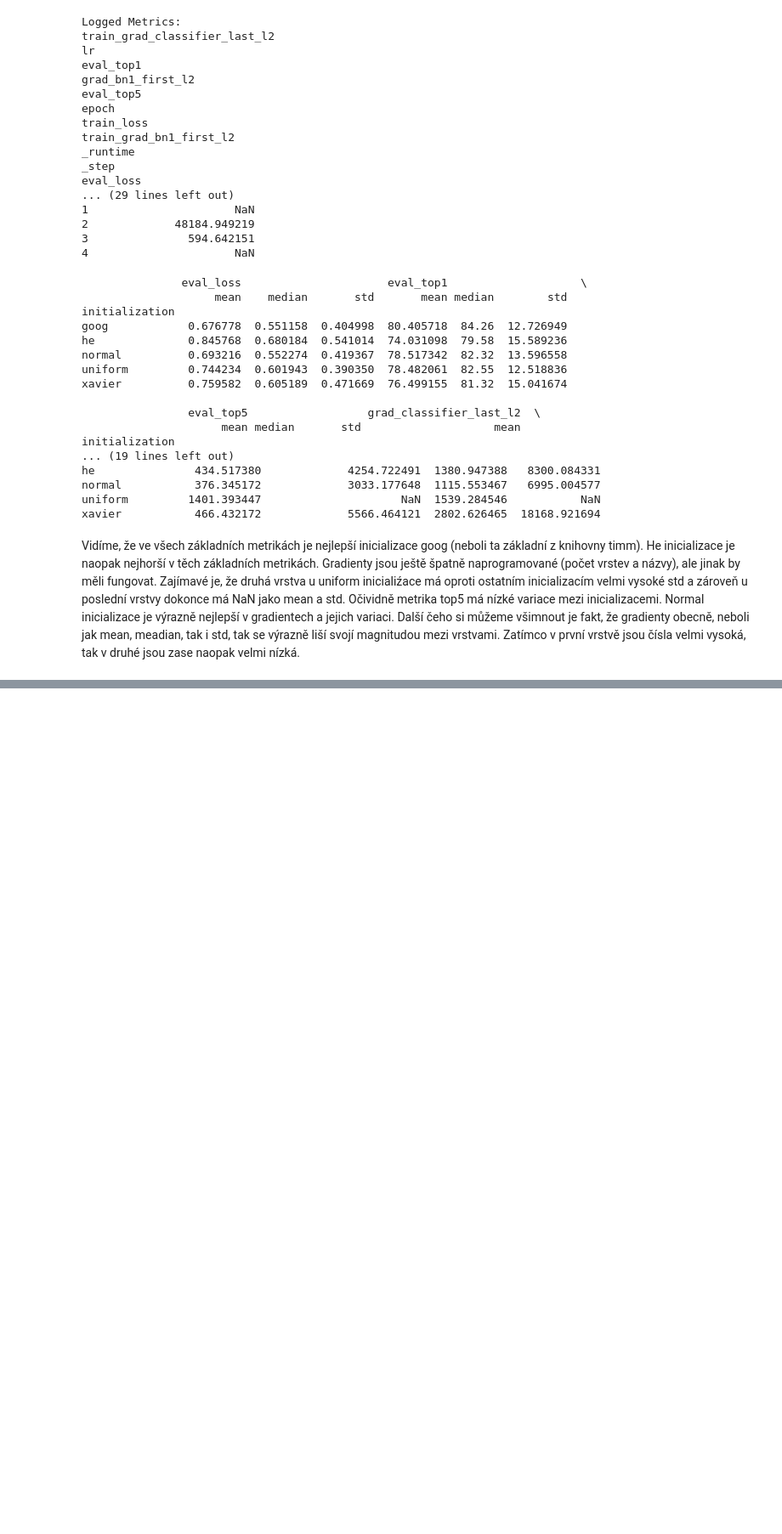
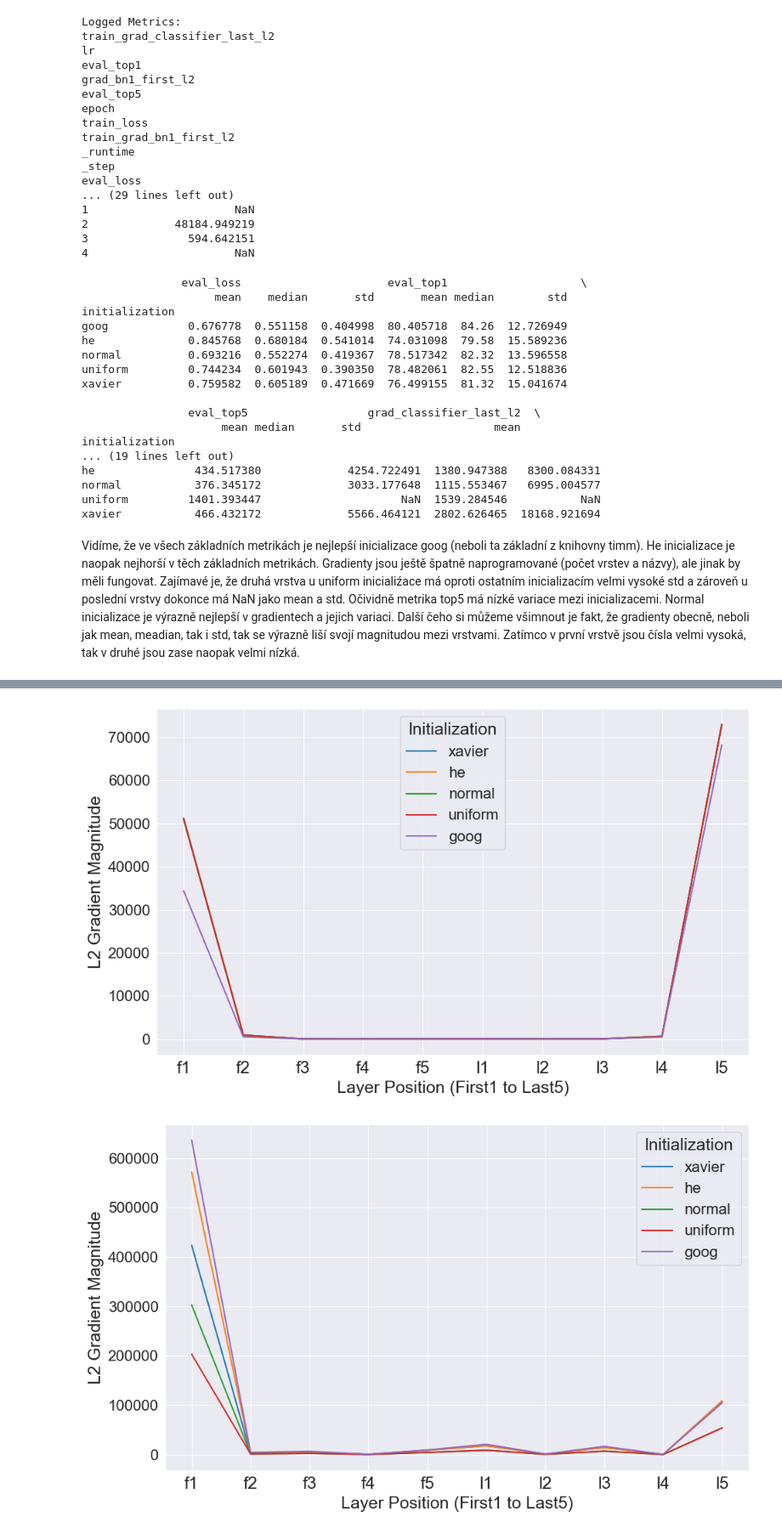
Before and after one commit to MartinHruska2000/pytorch-image-models, a Jupyter notebook: Test.ipynb, the cells around one changed output, grey strips where cells are left out. Shown at 85% size. Drawn from its saved outputs; the diff is of its cells as text; code cells hidden in the pictures; blank space fills up the shorter version.

```diff
--- a/Test.ipynb
+++ b/Test.ipynb
@@ -377,16 +627,16 @@ for run in runs:
     eval_loss = pd.to_numeric(run.history(keys=["eval_loss"])["eval_loss"], errors="coerce").dropna()
     eval_top1 = pd.to_numeric(run.history(keys=["eval_top1"])["eval_top1"], errors="coerce").dropna()
     eval_top5 = pd.to_numeric(run.history(keys=["eval_top5"])["eval_top5"], errors="coerce").dropna()
-    # grad_first1 = pd.to_numeric(run.history(keys=["grad_first1_l2"])["grad_first1_l2"], errors="coerce").dropna()
-    # grad_first2 = pd.to_numeric(run.history(keys=["grad_first2_l2"])["grad_first2_l2"], errors="coerce").dropna()
-    # grad_first3 = pd.to_numeric(run.history(keys=["grad_first3_l2"])["grad_first3_l2"], errors="coerce").dropna()
-    # grad_first4 = pd.to_numeric(run.history(keys=["grad_first4_l2"])["grad_first4_l2"], errors="coerce").dropna()
-    # grad_first5 = pd.to_numeric(run.history(keys=["grad_first5_l2"])["grad_first5_l2"], errors="coerce").dropna()
-    # grad_last1 = pd.to_numeric(run.history(keys=["grad_last1_l2"])["grad_last1_l2"], errors="coerce").dropna()
-    # grad_last2 = pd.to_numeric(run.history(keys=["grad_last2_l2"])["grad_last2_l2"], errors="coerce").dropna()
-    # grad_last3 = pd.to_numeric(run.history(keys=["grad_last3_l2"])["grad_last3_l2"], errors="coerce").dropna()
-    # grad_last4 = pd.to_numeric(run.history(keys=["grad_last4_l2"])["grad_last4_l2"], errors="coerce").dropna()
-    # grad_last5 = pd.to_numeric(run.history(keys=["grad_last5_l2"])["grad_last5_l2"], errors="coerce").dropna()
+    grad_first1 = pd.to_numeric(run.history(keys=["grad_first1_l2"])["grad_first1_l2"], errors="coerce").dropna()
+    grad_first2 = pd.to_numeric(run.history(keys=["grad_first2_l2"])["grad_first2_l2"], errors="coerce").dropna()
+    grad_first3 = pd.to_numeric(run.history(keys=["grad_first3_l2"])["grad_first3_l2"], errors="coerce").dropna()
+    grad_first4 = pd.to_numeric(run.history(keys=["grad_first4_l2"])["grad_first4_l2"], errors="coerce").dropna()
+    grad_first5 = pd.to_numeric(run.history(keys=["grad_first5_l2"])["grad_first5_l2"], errors="coerce").dropna()
+    grad_last1 = pd.to_numeric(run.history(keys=["grad_last1_l2"])["grad_last1_l2"], errors="coerce").dropna()
+    grad_last2 = pd.to_numeric(run.history(keys=["grad_last2_l2"])["grad_last2_l2"], errors="coerce").dropna()
+    grad_last3 = pd.to_numeric(run.history(keys=["grad_last3_l2"])["grad_last3_l2"], errors="coerce").dropna()
+    grad_last4 = pd.to_numeric(run.history(keys=["grad_last4_l2"])["grad_last4_l2"], errors="coerce").dropna()
+    grad_last5 = pd.to_numeric(run.history(keys=["grad_last5_l2"])["grad_last5_l2"], errors="coerce").dropna()
 
     # Append metrics to data if all lists have values
     for loss, top1, top5, g_first1, g_first2, g_first3, g_first4, g_first5, g_last1, g_last2, g_last3, g_last4, g_last5 in zip(
@@ -523,0 +796,53 @@ Vidíme, že ve všech základních metrikách je nejlepší inicializace goog (
+# %%
+import wandb
+import pandas as pd
+import matplotlib.pyplot as plt
+
+# Authenticate and connect to the project
+api = wandb.Api()
+project_path = "martinhruska_2000/Try_A3"
+runs = api.runs(project_path)
+
+# Filter epochs and gradient keys
+epochs_to_plot = [0, 19, 39, 59, 79, 99]
+gradient_keys = [f"train_grad_first{i}_l2" for i in range(1, 6)] + [f"train_grad_last{i}_l2" for i in range(1, 6)]
+
+# Group gradients by initialization (excluding "constant")
+gradients_by_init = {}
+
+for run in runs:
+    init = run.config.get("model_kwargs", {}).get("initialization")
+    if init is None or init == "constant":
+        continue  # Skip runs without or with 'constant' initialization
+
+    history = run.history(samples=100000)  # ensure full history is fetched
+
+    for epoch in epochs_to_plot:
+        row = history[history['_step'] == epoch]
+        if row.empty:
+            continue
+
+        values = row[gradient_keys].iloc[0].tolist()
+
+        if init not in gradients_by_init:
+            gradients_by_init[init] = {}
+        gradients_by_init[init][epoch] = values
+
+# Plotting
+for epoch in epochs_to_plot:
+    plt.figure(figsize=(10, 6))
+    for init, grads in gradients_by_init.items():
+        if epoch in grads:
+            plt.plot(range(1, 11), grads[epoch], label=init)
+    #plt.title(f"Gradient Magnitudes at Epoch {epoch}")
+    plt.xlabel("Layer Position (First1 to Last5)", fontsize=18)
+    plt.ylabel("L2 Gradient Magnitude", fontsize=18)
+    plt.xticks(ticks=range(1, 11), labels=[f"f{i}" for i in range(1,6)] + [f"l{i}" for i in range(1,6)], fontsize=18)
+    plt.yticks(fontsize=16)
+    plt.legend(title="Initialization", fontsize=16, title_fontsize=18)
+    plt.grid(True)
+    plt.tight_layout()
+    plt.show()
+# %% [output]
+[figure, added]
+[figure, added]
```
Also changed, not shown: parts of 22 cells of this notebook.
